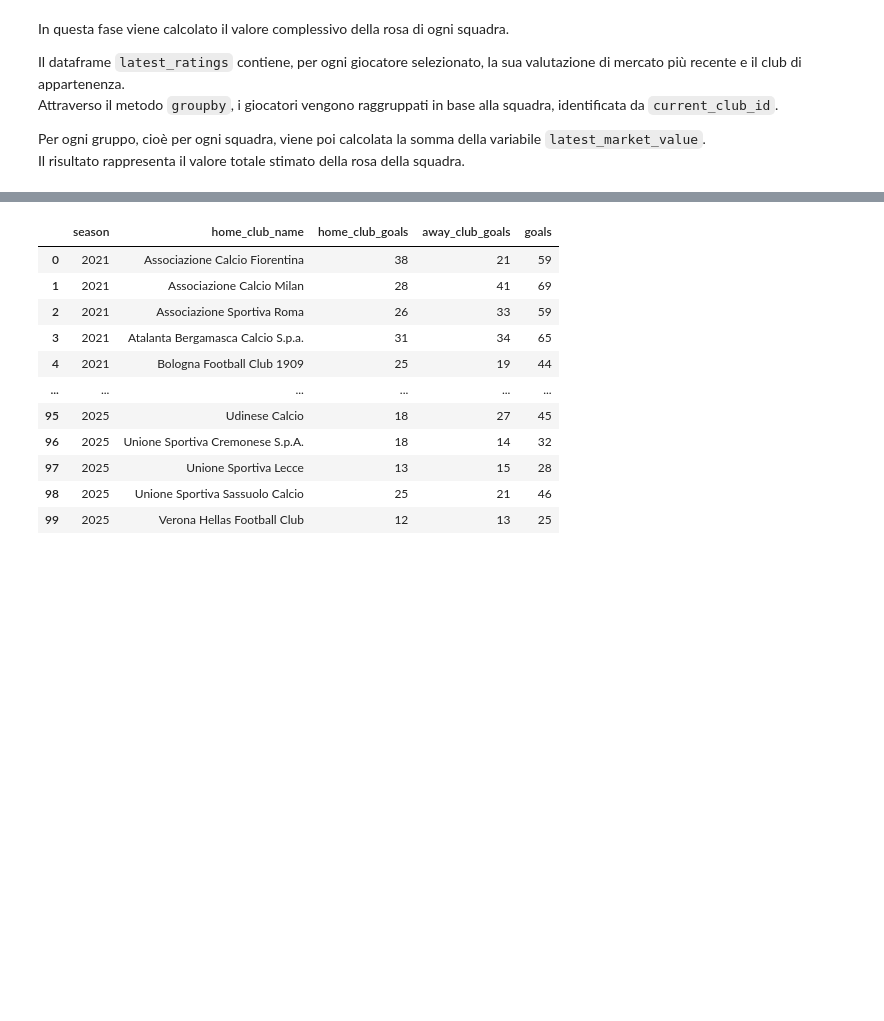
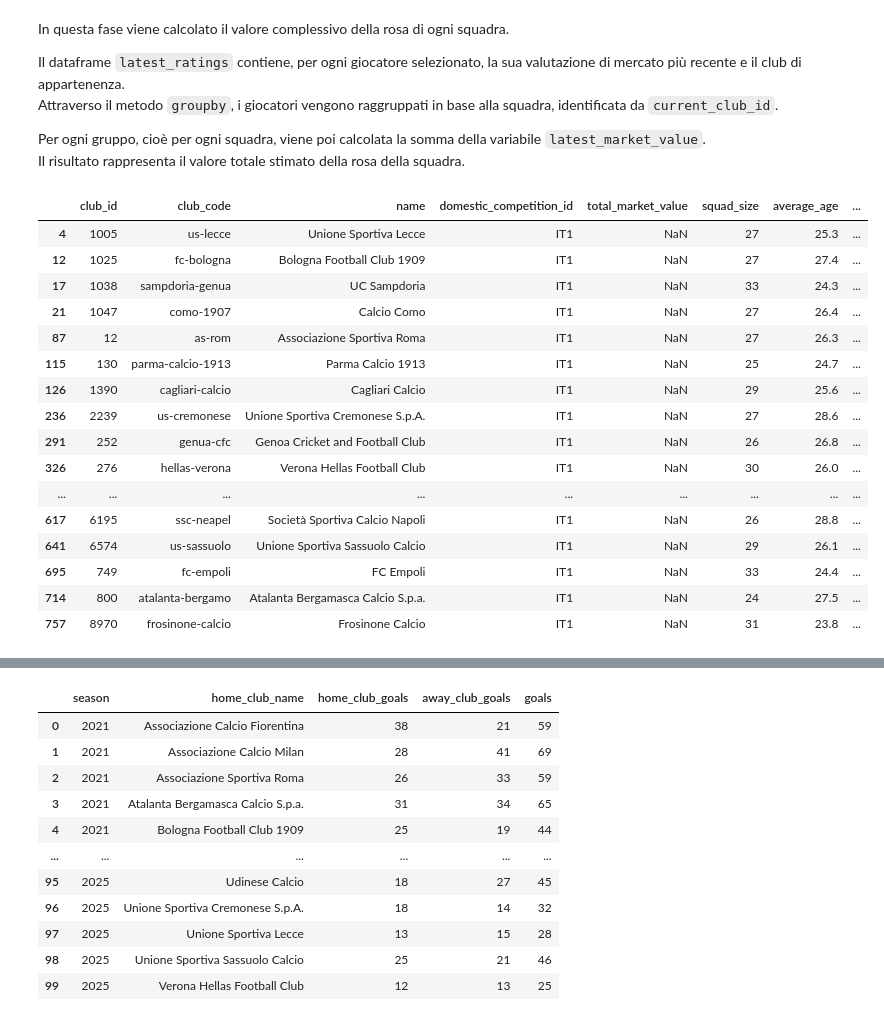
Before and after one commit to burraco04/serieA-Prediction-Model, a Jupyter notebook: notebook.ipynb, the cells around one changed output, grey strips where cells are left out. Drawn from its saved outputs; the diff is of its cells as text; code cells hidden in the pictures; blank space fills up the shorter version.

```diff
--- a/notebook.ipynb
+++ b/notebook.ipynb
@@ -213,3 +213,25 @@ Attraverso il metodo `groupby`, i giocatori vengono raggruppati in base alla squ
 
 Per ogni gruppo, cioè per ogni squadra, viene poi calcolata la somma della variabile `latest_market_value`.
 Il risultato rappresenta il valore totale stimato della rosa della squadra.
+# %%
+teams = pd.read_csv('tables/clubs.csv')
+seriea_teams_last5 = teams[(teams.domestic_competition_id == 'IT1') & (teams.last_season > 2020)]
+seriea_teams_last5
+# %% [output]
+|  | club_id | club_code | name | domestic_competition_id | total_market_value | squad_size | average_age | ... |
+| 4 | 1005 | us-lecce | Unione Sportiva Lecce | IT1 | NaN | 27 | 25.3 | ... |
+| 12 | 1025 | fc-bologna | Bologna Football Club 1909 | IT1 | NaN | 27 | 27.4 | ... |
+| 17 | 1038 | sampdoria-genua | UC Sampdoria | IT1 | NaN | 33 | 24.3 | ... |
+| 21 | 1047 | como-1907 | Calcio Como | IT1 | NaN | 27 | 26.4 | ... |
+| 87 | 12 | as-rom | Associazione Sportiva Roma | IT1 | NaN | 27 | 26.3 | ... |
+| 115 | 130 | parma-calcio-1913 | Parma Calcio 1913 | IT1 | NaN | 25 | 24.7 | ... |
+| 126 | 1390 | cagliari-calcio | Cagliari Calcio | IT1 | NaN | 29 | 25.6 | ... |
+| 236 | 2239 | us-cremonese | Unione Sportiva Cremonese S.p.A. | IT1 | NaN | 27 | 28.6 | ... |
+| 291 | 252 | genua-cfc | Genoa Cricket and Football Club | IT1 | NaN | 26 | 26.8 | ... |
+| 326 | 276 | hellas-verona | Verona Hellas Football Club | IT1 | NaN | 30 | 26.0 | ... |
+| ... | ... | ... | ... | ... | ... | ... | ... | ... |
+| 617 | 6195 | ssc-neapel | Società Sportiva Calcio Napoli | IT1 | NaN | 26 | 28.8 | ... |
+| 641 | 6574 | us-sassuolo | Unione Sportiva Sassuolo Calcio | IT1 | NaN | 29 | 26.1 | ... |
+| 695 | 749 | fc-empoli | FC Empoli | IT1 | NaN | 33 | 24.4 | ... |
+| 714 | 800 | atalanta-bergamo | Atalanta Bergamasca Calcio S.p.a. | IT1 | NaN | 24 | 27.5 | ... |
+| 757 | 8970 | frosinone-calcio | Frosinone Calcio | IT1 | NaN | 31 | 23.8 | ... |
```
Also changed, not shown: parts of 6 cells of this notebook.
